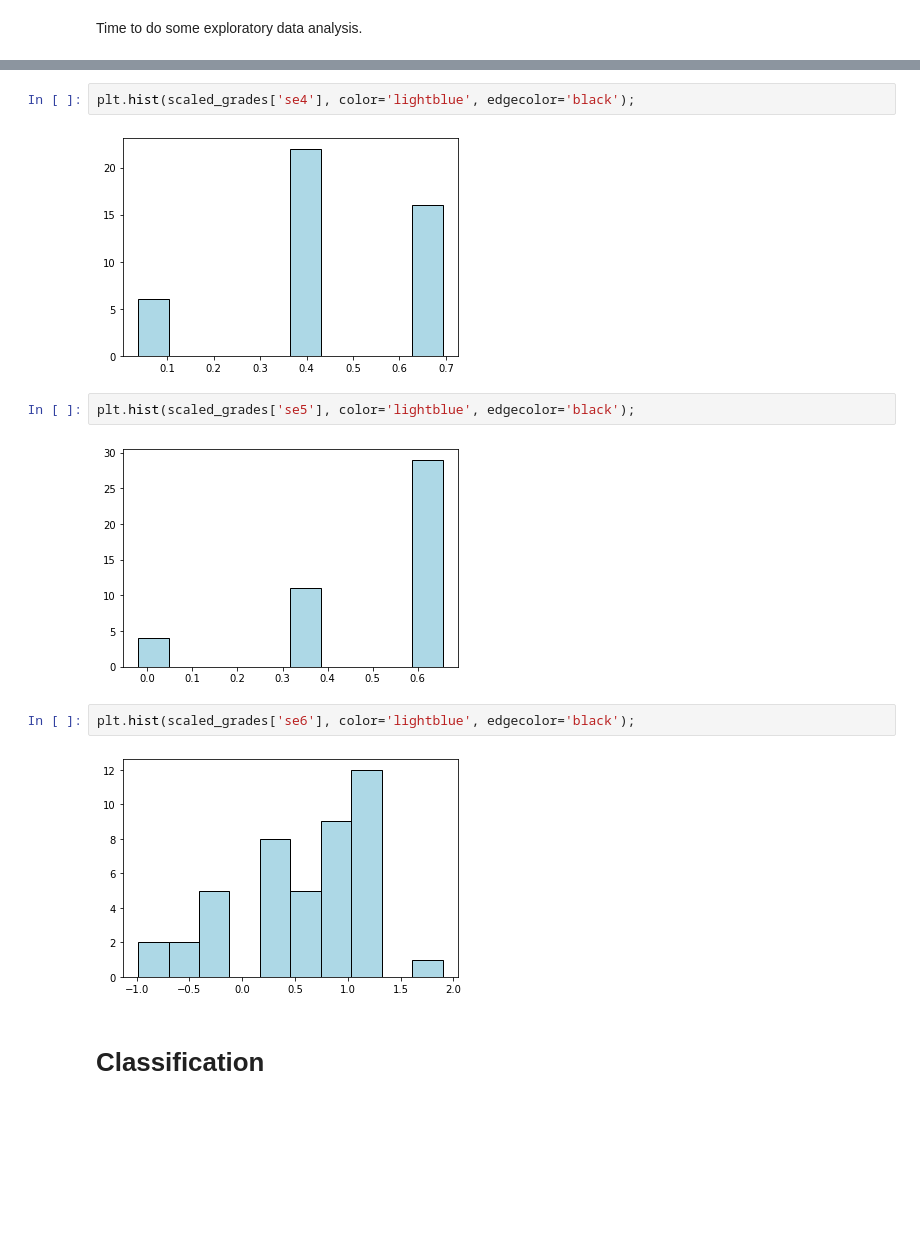
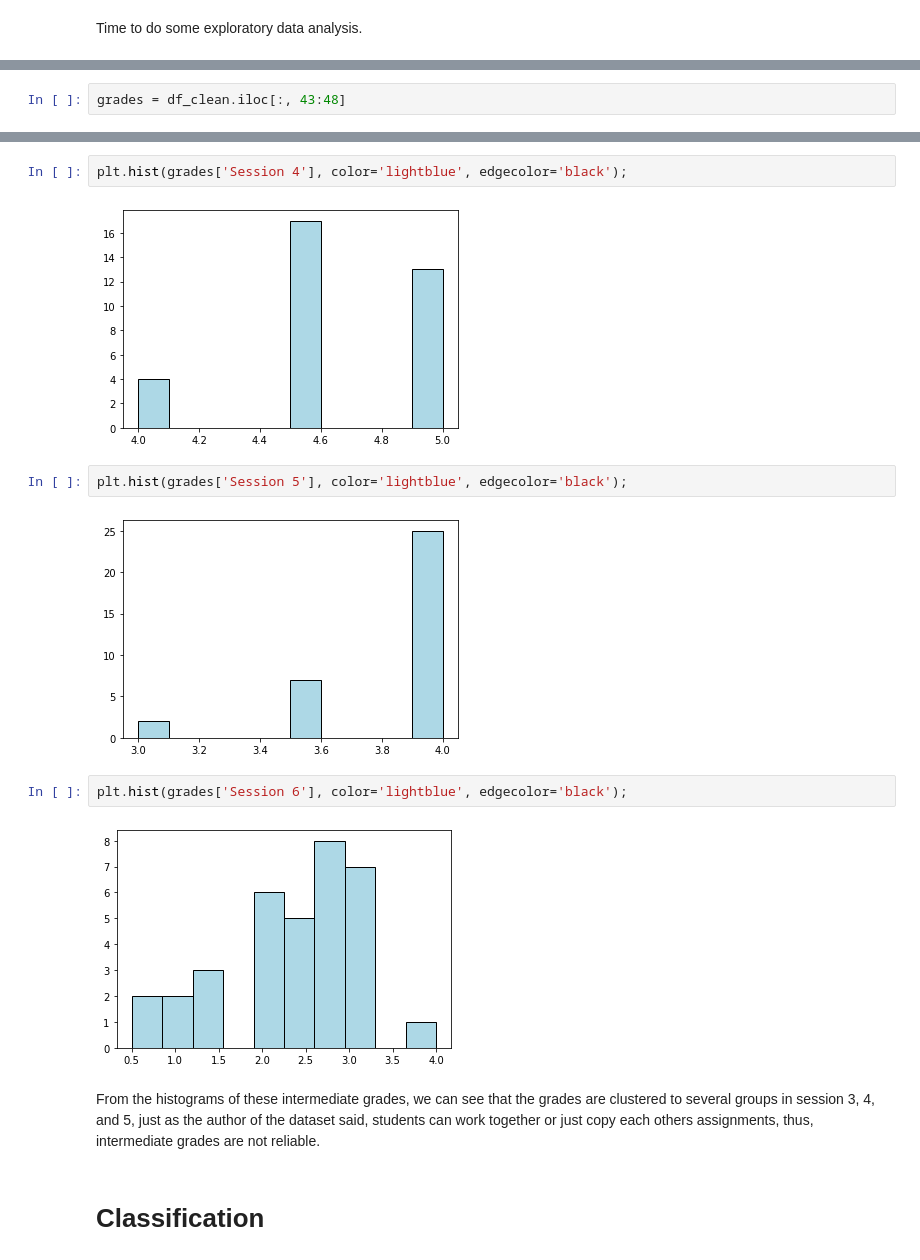
Before and after one commit to ZhenghaoXiao32/educational-process-mining, a Jupyter notebook: educational_process_mining.ipynb, the cells around one changed output, grey strips where cells are left out. Drawn from its saved outputs; the diff is of its cells as text; blank space fills up the shorter version.

```diff
--- a/educational_process_mining.ipynb
+++ b/educational_process_mining.ipynb
@@ -466 +912,3 @@ scaled_grades = df_clean.iloc[:, 6:11]
+# %%
+grades = df_clean.iloc[:, 43:48]
 # %%
@@ -495,14 +943,16 @@ plt.hist(scaled_grades['se3'], color='lightblue', edgecolor='black');
 # %%
-plt.hist(scaled_grades['se4'], color='lightblue', edgecolor='black');
+plt.hist(grades['Session 4'], color='lightblue', edgecolor='black');
 # %% [output]
-[figure, old version]
+[figure, new version]
 # %%
-plt.hist(scaled_grades['se5'], color='lightblue', edgecolor='black');
+plt.hist(grades['Session 5'], color='lightblue', edgecolor='black');
 # %% [output]
-[figure, old version]
+[figure, new version]
 # %%
-plt.hist(scaled_grades['se6'], color='lightblue', edgecolor='black');
+plt.hist(grades['Session 6'], color='lightblue', edgecolor='black');
 # %% [output]
-[figure, old version]
+[figure, new version]
+# %% [markdown]
+From the histograms of these intermediate grades, we can see that the grades are clustered to several groups in session 3, 4, and 5, just as the author of the dataset said, students can work together or just copy each others assignments, thus, intermediate grades are not reliable.
 # %% [markdown]
 # Classification
```
Also changed, not shown: parts of 180 cells of this notebook, 1 other file.
